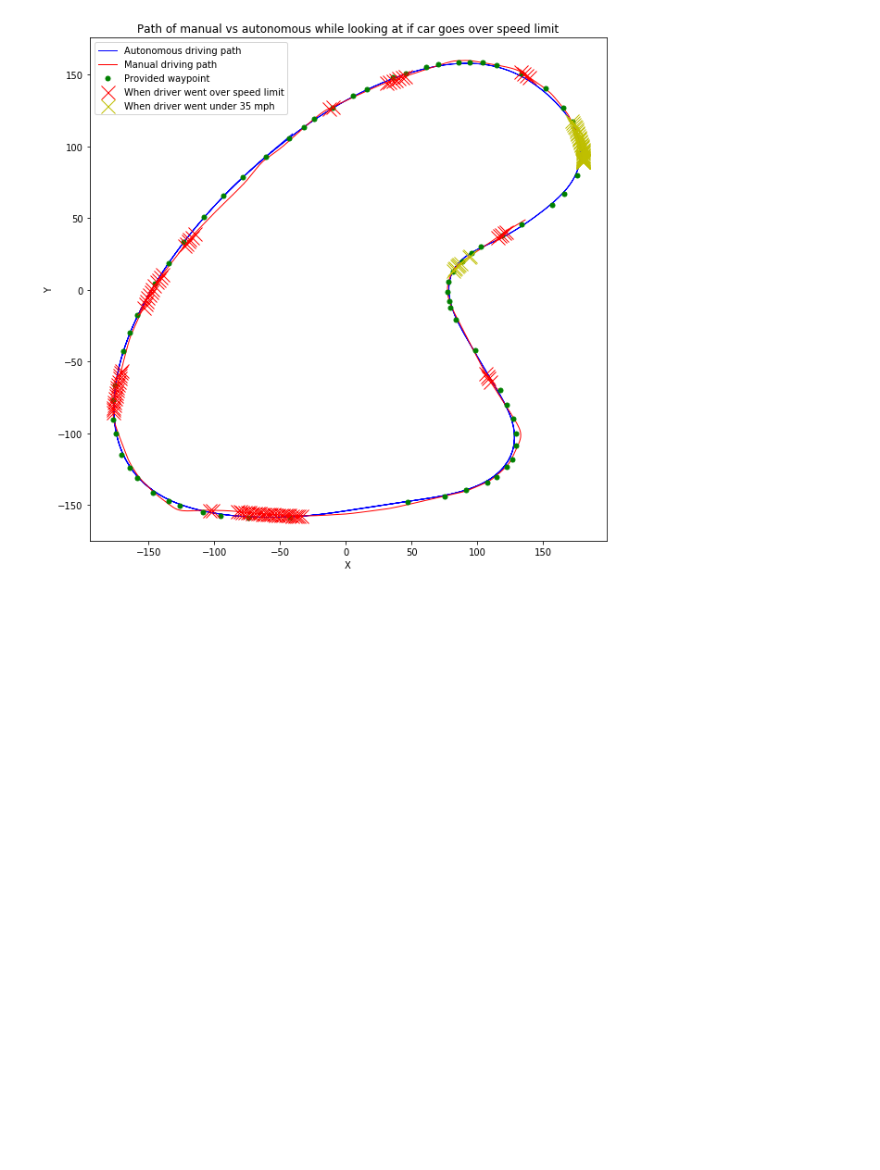
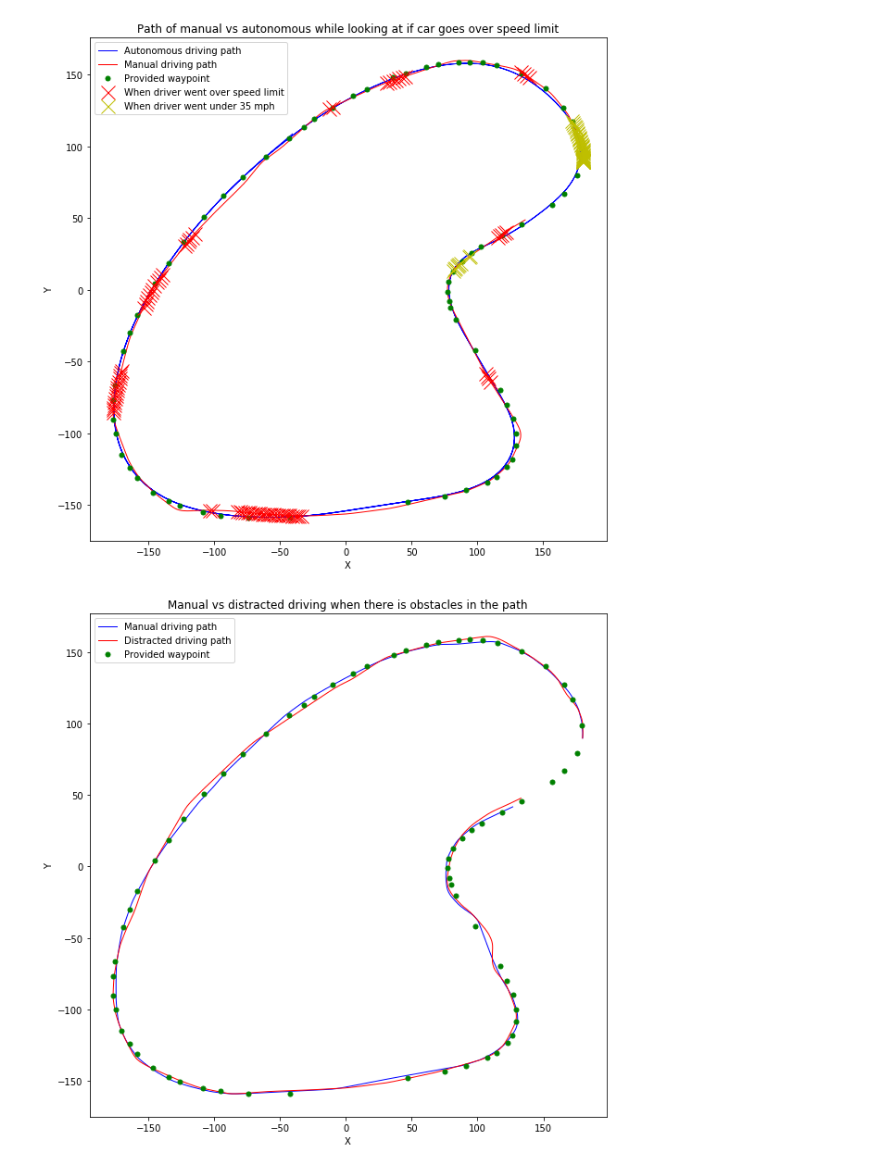
Before and after one commit to tylermoore1/InternProject, a Jupyter notebook: data_distracted_driving/visualize/visualize_data.ipynb, the cells around one changed output. Drawn from its saved outputs; the diff is of its cells as text; code cells hidden in the pictures; blank space fills up the shorter version.

Commit message:
Added data for obstacle driving

```diff
--- a/data_distracted_driving/visualize/visualize_data.ipynb
+++ b/data_distracted_driving/visualize/visualize_data.ipynb
@@ -96,3 +96,32 @@ plt.show()
 #the speed limit of 45 mph a lot. They also went under 35 mph along that second turn. Looking at the autonomous data,
 #it did not violate the speed limit once and also stayed above 35 mph the whole time. This concludes that the autonomous
 #software can drive better than a manual driver without violating the speed limit.
+# %%
+dfDistractedObstaclesLogger = pd.read_csv("../data/obstruction1_distracted_logger.csv")
+dfObstaclesLogger = pd.read_csv("../data/obstruction1_logger.csv")
+
+x_obstructionPath = []
+y_obstructionPath = []
+x_distractedPath = []
+y_distractedPath = []
+
+dfObstaclesLogger = dfObstaclesLogger[:len(dfDistractedObstaclesLogger)]
+for i in range(0, len(dfObstaclesLogger) - 1):
+    x_obstructionPath.append(dfObstaclesLogger.loc[i, 'x'])
+    y_obstructionPath.append(dfObstaclesLogger.loc[i, 'y'])
+    x_distractedPath.append(dfDistractedObstaclesLogger.loc[i, 'x'])
+    y_distractedPath.append(dfDistractedObstaclesLogger.loc[i, 'y'])
+# %%
+plt.rcParams["figure.figsize"] = [10, 10]
+p1 = plt.plot(x_obstructionPath, y_obstructionPath, 'b', lw=1.0)
+p2 = plt.plot(x_distractedPath, y_distractedPath, 'r', lw=1.0)
+p3 = plt.plot(x_waypoint, y_waypoint, 'go', ms=5.0)
+
+plt.xlabel("X")
+plt.ylabel("Y")
+plt.title("Manual vs distracted driving when there is obstacles in the path")
+
+plt.legend((p1[0],p2[0], p3[0]), ('Manual driving path','Distracted driving path', 'Provided waypoint'))
+plt.show()
+# %% [output]
+[figure, added]
```
Also changed, not shown: 5 other files.
